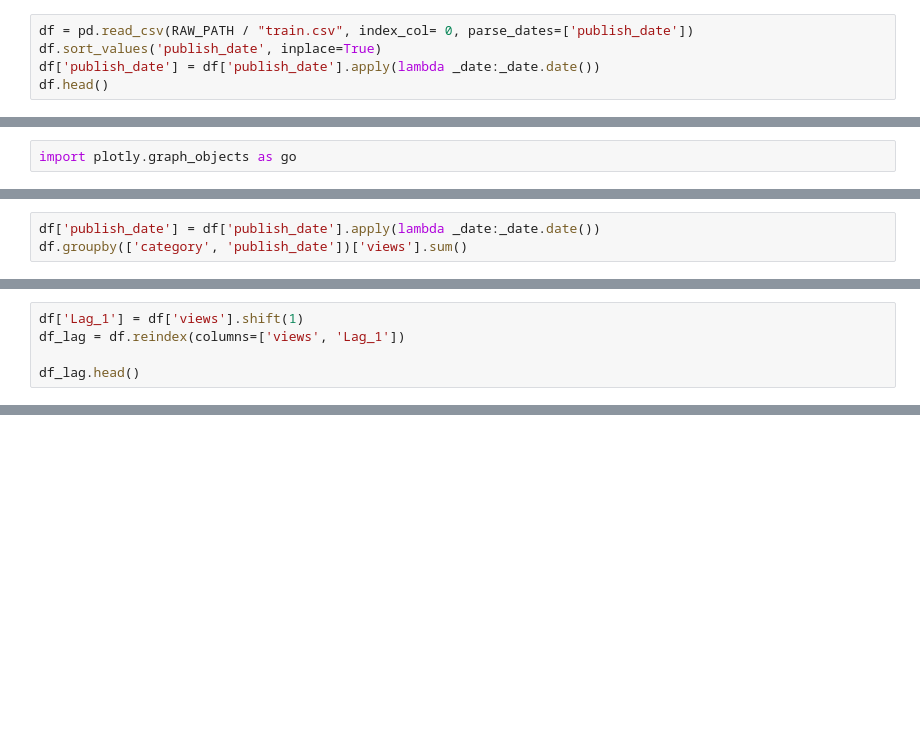
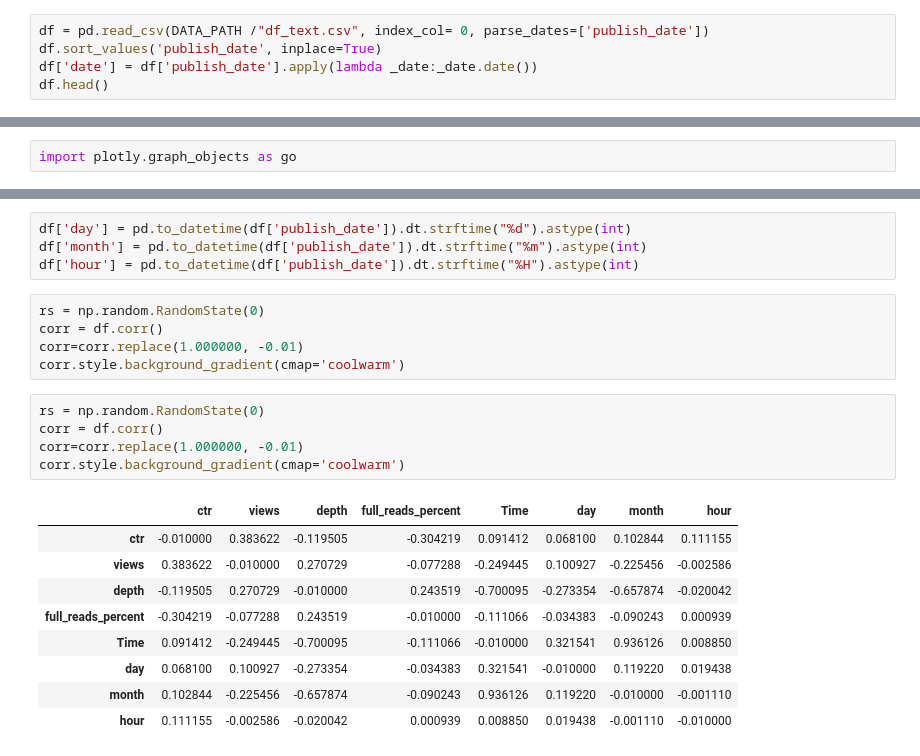
Before and after one commit to endovitskayaV/news, a Jupyter notebook: notebooks/my_solution_ts.ipynb, the cells around one changed output, grey strips where cells are left out. Cells and saved outputs as stored; diff of their text form; blank space fills up the shorter version.

```diff
--- a/notebooks/my_solution_ts.ipynb
+++ b/notebooks/my_solution_ts.ipynb
@@ -24,7 +26,7 @@ from datetime import datetime
 # %%
-df = pd.read_csv(RAW_PATH / "train.csv", index_col= 0, parse_dates=['publish_date'])
+df = pd.read_csv(DATA_PATH /"df_text.csv", index_col= 0, parse_dates=['publish_date'])
 df.sort_values('publish_date', inplace=True)
-df['publish_date'] = df['publish_date'].apply(lambda _date:_date.date())
+df['date'] = df['publish_date'].apply(lambda _date:_date.date())
 df.head()
 # %% [output]
 |  | title | publish_date | session | authors | ctr | category | tags | views | depth | ... |
@@ -129,3 +73,0 @@ for col in ['views', ]:
-# %%
-df['publish_date'] = df['publish_date'].apply(lambda _date:_date.date())
-df.groupby(['category', 'publish_date'])['views'].sum()
@@ -169,5 +73,0 @@ df.to_csv(DATA_PATH/'time.csv')
-# %%
-df['Lag_1'] = df['views'].shift(1)
-df_lag = df.reindex(columns=['views', 'Lag_1'])
-
-df_lag.head()
@@ -420,0 +165,24 @@ for y_cols in ([["views","depth","full_reads_percent"]]):
+# %%
+df['day'] = pd.to_datetime(df['publish_date']).dt.strftime("%d").astype(int)
+df['month'] = pd.to_datetime(df['publish_date']).dt.strftime("%m").astype(int)
+df['hour'] = pd.to_datetime(df['publish_date']).dt.strftime("%H").astype(int)
+# %%
+rs = np.random.RandomState(0)
+corr = df.corr()
+corr=corr.replace(1.000000, -0.01)
+corr.style.background_gradient(cmap='coolwarm')
+# %%
+rs = np.random.RandomState(0)
+corr = df.corr()
+corr=corr.replace(1.000000, -0.01)
+corr.style.background_gradient(cmap='coolwarm')
+# %% [output]
+|  | ctr | views | depth | full_reads_percent | Time | day | month | hour |
+| ctr | -0.010000 | 0.383622 | -0.119505 | -0.304219 | 0.091412 | 0.068100 | 0.102844 | 0.111155 |
+| views | 0.383622 | -0.010000 | 0.270729 | -0.077288 | -0.249445 | 0.100927 | -0.225456 | -0.002586 |
+| depth | -0.119505 | 0.270729 | -0.010000 | 0.243519 | -0.700095 | -0.273354 | -0.657874 | -0.020042 |
+| full_reads_percent | -0.304219 | -0.077288 | 0.243519 | -0.010000 | -0.111066 | -0.034383 | -0.090243 | 0.000939 |
+| Time | 0.091412 | -0.249445 | -0.700095 | -0.111066 | -0.010000 | 0.321541 | 0.936126 | 0.008850 |
+| day | 0.068100 | 0.100927 | -0.273354 | -0.034383 | 0.321541 | -0.010000 | 0.119220 | 0.019438 |
+| month | 0.102844 | -0.225456 | -0.657874 | -0.090243 | 0.936126 | 0.119220 | -0.010000 | -0.001110 |
+| hour | 0.111155 | -0.002586 | -0.020042 | 0.000939 | 0.008850 | 0.019438 | -0.001110 | -0.010000 |
```
Also changed, not shown: parts of 45 cells of this notebook, 11 other files.
